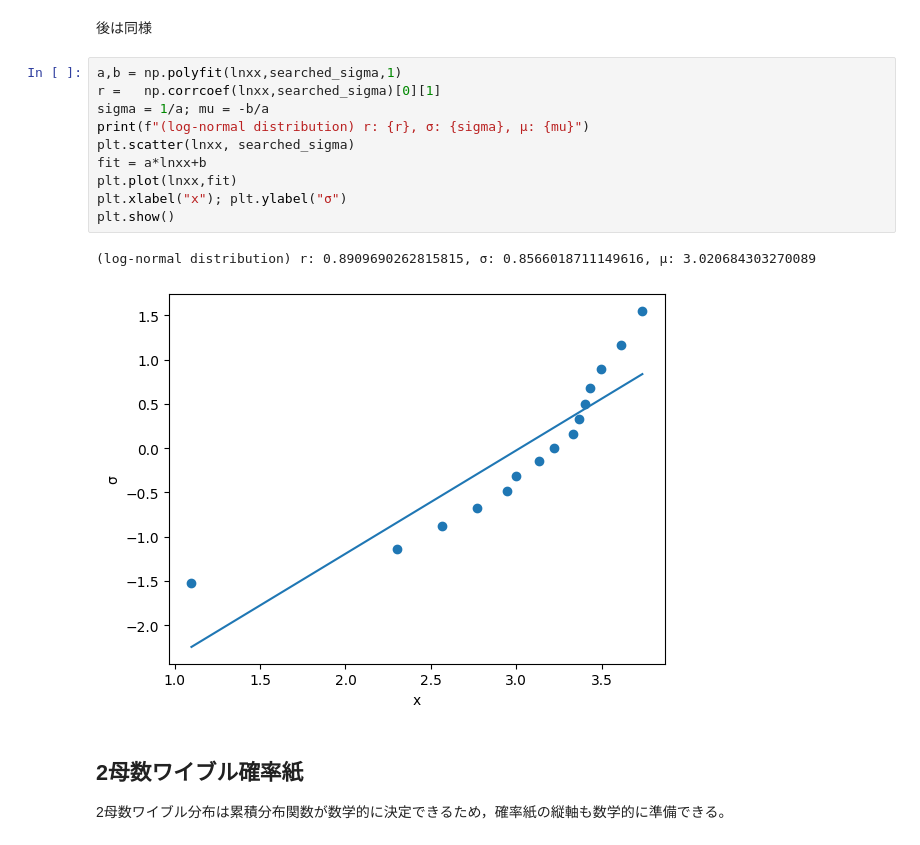
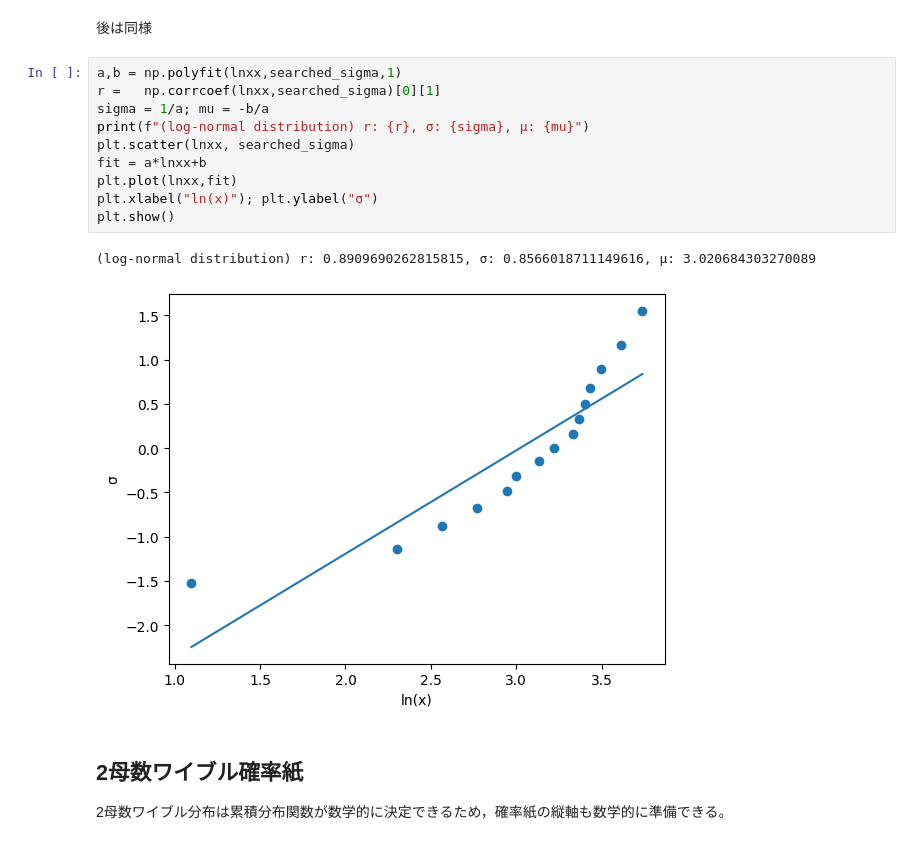
Before and after one commit to yusaku-m/Statistical-Analysis, a Jupyter notebook: 03_ProbabilityPaper.ipynb, the cells around one changed output. Saved outputs shown, nothing was run; the diff lists cells and outputs as text.

```diff
--- a/03_ProbabilityPaper.ipynb
+++ b/03_ProbabilityPaper.ipynb
@@ -123,16 +123,16 @@ lnxx = np.log(xx)
 # %%
 a,b = np.polyfit(lnxx,searched_sigma,1)
 r =   np.corrcoef(lnxx,searched_sigma)[0][1]
 sigma = 1/a; mu = -b/a
 print(f"(log-normal distribution) r: {r}, σ: {sigma}, μ: {mu}")
 plt.scatter(lnxx, searched_sigma)
 fit = a*lnxx+b
 plt.plot(lnxx,fit)
-plt.xlabel("x"); plt.ylabel("σ")
+plt.xlabel("ln(x)"); plt.ylabel("σ")
 plt.show()
 # %% [output]
 (log-normal distribution) r: 0.8909690262815815, σ: 0.8566018711149616, μ: 3.020684303270089
-[figure, old version]
+[figure, new version]
 # %% [markdown]
 ## 2母数ワイブル確率紙
 2母数ワイブル分布は累積分布関数が数学的に決定できるため，確率紙の縦軸も数学的に準備できる。
```
Also changed, not shown: parts of 12 cells of this notebook, 2 other files.
